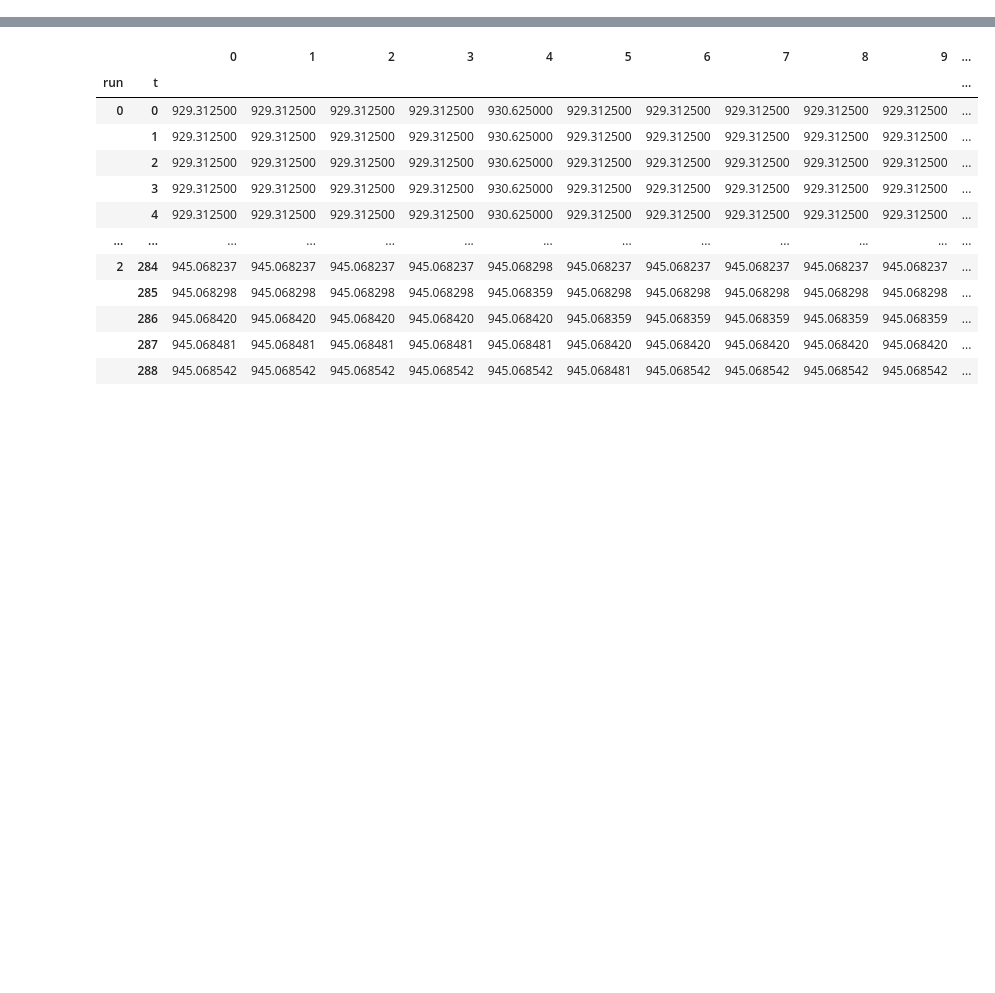
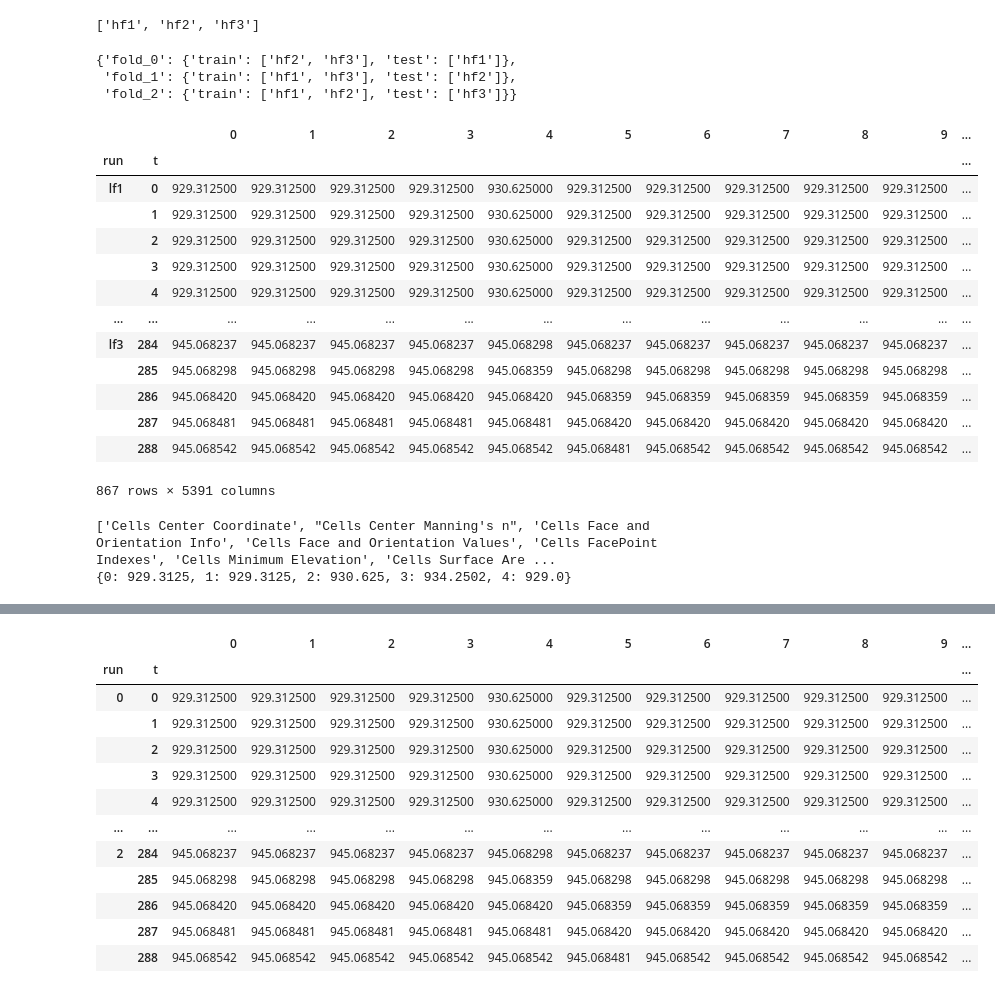
Before and after one commit to fema-ffrd/gpras, a Jupyter notebook: production/workflow/gpr_setup_example.ipynb, the cells around one changed output, grey strips where cells are left out. Drawn from its saved outputs; the diff is of its cells as text; code cells hidden in the pictures; blank space fills up the shorter version.

Commit message:
updated workflow notebook - first commit

```diff
--- a/production/workflow/gpr_setup_example.ipynb
+++ b/production/workflow/gpr_setup_example.ipynb
@@ -6,6 +11,6 @@ from gpras.ras import RasModel
 # %%
 # Constants
-ras_path = "data/Muncie/Muncie.prj"
+ras_path = "/workspaces/gpras/data_dir/Muncie/Muncie.prj"
 crs = "ESRI:102673"
-stac_path = "data/Muncie/Muncie.stac.json"
-emulator_meta_path = "data/ras_emulator.json"
+stac_path = "/workspaces/gpras/data_dir/Muncie/Muncie.stac.json"
+emulator_meta_path = "ras_emulator.json"
@@ -22,6 +22,27 @@ metadata = {
     "lf_mesh_id": "2D Interior Area",
     "lf_runs": ["lf1", "lf2", "lf3"],
     "hf_runs": ["hf1", "hf2", "hf3"],
+    "testing_runs": [],
+    "enable_cell_weighting": True
 }
 with open(emulator_meta_path, mode="w") as f:
     json.dump(metadata, f, indent=4)
+# %%
+# Make initial STAC item. Only need to run once.
+stac = RASModelItem.from_prj(ras_path, crs)
+with open(stac_path, mode="w") as f:
+    json.dump(stac.to_dict(), f, indent=4)
+# %%
+# Start GPR model
+import importlib
+import gpras.gpr
+importlib.reload(gpras.gpr)
+from gpras.gpr import RasEmulator
+with open(emulator_meta_path) as f:
+    emulator_meta = json.load(f)
+gpr = RasEmulator(**emulator_meta)
+import logging
+logging.basicConfig(
+    level=logging.DEBUG,
+    format='%(asctime)s - %(levelname)s - %(message)s'
+)
@@ -27,0 +91,8 @@ with open(emulator_meta_path, mode="w") as f:
+# %%
+print(gpr.hf_runs)
+gpr.generate_kfold_splits(gpr.hf_runs, n_splits = 3, shuffle = True, random_state = 42)
+# %% [output]
+['hf1', 'hf2', 'hf3']
+{'fold_0': {'train': ['hf2', 'hf3'], 'test': ['hf1']},
+ 'fold_1': {'train': ['hf1', 'hf3'], 'test': ['hf2']},
+ 'fold_2': {'train': ['hf1', 'hf2'], 'test': ['hf3']}}
@@ -27,0 +101,17 @@ with open(emulator_meta_path, mode="w") as f:
+# %%
+gpr.data_x
+# %% [output]
+|  |  | 0 | 1 | 2 | 3 | 4 | 5 | 6 | 7 | 8 | 9 | ... |
+| run | t |  |  |  |  |  |  |  |  |  |  | ... |
+| lf1 | 0 | 929.312500 | 929.312500 | 929.312500 | 929.312500 | 930.625000 | 929.312500 | 929.312500 | 929.312500 | 929.312500 | 929.312500 | ... |
+|  | 1 | 929.312500 | 929.312500 | 929.312500 | 929.312500 | 930.625000 | 929.312500 | 929.312500 | 929.312500 | 929.312500 | 929.312500 | ... |
+|  | 2 | 929.312500 | 929.312500 | 929.312500 | 929.312500 | 930.625000 | 929.312500 | 929.312500 | 929.312500 | 929.312500 | 929.312500 | ... |
+|  | 3 | 929.312500 | 929.312500 | 929.312500 | 929.312500 | 930.625000 | 929.312500 | 929.312500 | 929.312500 | 929.312500 | 929.312500 | ... |
+|  | 4 | 929.312500 | 929.312500 | 929.312500 | 929.312500 | 930.625000 | 929.312500 | 929.312500 | 929.312500 | 929.312500 | 929.312500 | ... |
+| ... | ... | ... | ... | ... | ... | ... | ... | ... | ... | ... | ... | ... |
+| lf3 | 284 | 945.068237 | 945.068237 | 945.068237 | 945.068237 | 945.068298 | 945.068237 | 945.068237 | 945.068237 | 945.068237 | 945.068237 | ... |
+|  | 285 | 945.068298 | 945.068298 | 945.068298 | 945.068298 | 945.068359 | 945.068298 | 945.068298 | 945.068298 | 945.068298 | 945.068298 | ... |
+|  | 286 | 945.068420 | 945.068420 | 945.068420 | 945.068420 | 945.068420 | 945.068359 | 945.068359 | 945.068359 | 945.068359 | 945.068359 | ... |
+|  | 287 | 945.068481 | 945.068481 | 945.068481 | 945.068481 | 945.068481 | 945.068420 | 945.068420 | 945.068420 | 945.068420 | 945.068420 | ... |
+|  | 288 | 945.068542 | 945.068542 | 945.068542 | 945.068542 | 945.068542 | 945.068481 | 945.068542 | 945.068542 | 945.068542 | 945.068542 | ... |
+867 rows × 5391 columns
@@ -27,0 +121,25 @@ with open(emulator_meta_path, mode="w") as f:
+# %%
+from hecstac.ras.assets import GeometryHdfAsset, PlanHdfAsset
+geometry_asset = next(
+    asset for asset in gpr.hf_model.assets.values()
+    if isinstance(asset, GeometryHdfAsset)
+)
+
+ras_geom = geometry_asset.file.hdf_object
+
+mesh_id = "2D Interior Area"
+# This is the real source of elevation
+mesh_hdf = ras_geom.file["Geometry/2D Flow Areas/" + mesh_id]
+
+# Confirm what keys exist inside this mesh
+print(list(mesh_hdf.keys()))  # Should show something like ['Cells Terrain Elevation', 'Cells Center Coordinate']
+
+# Load minimum elevation array
+elevations = mesh_hdf["Cells Minimum Elevation"][()]  # shape (n_cells,)
+
+# Preview first 5 entries as a dictionary
+preview = {cell_id: elevations[cell_id] for cell_id in range(5)}
+print(preview)
+# %% [output]
+['Cells Center Coordinate', "Cells Center Manning's n", 'Cells Face and Orientation Info', 'Cells Face and Orientation Values', 'Cells FacePoint Indexes', 'Cells Minimum Elevation', 'Cells Surface Are ...
+{0: 929.3125, 1: 929.3125, 2: 930.625, 3: 934.2502, 4: 929.0}
```
Also changed, not shown: parts of 15 cells of this notebook.
